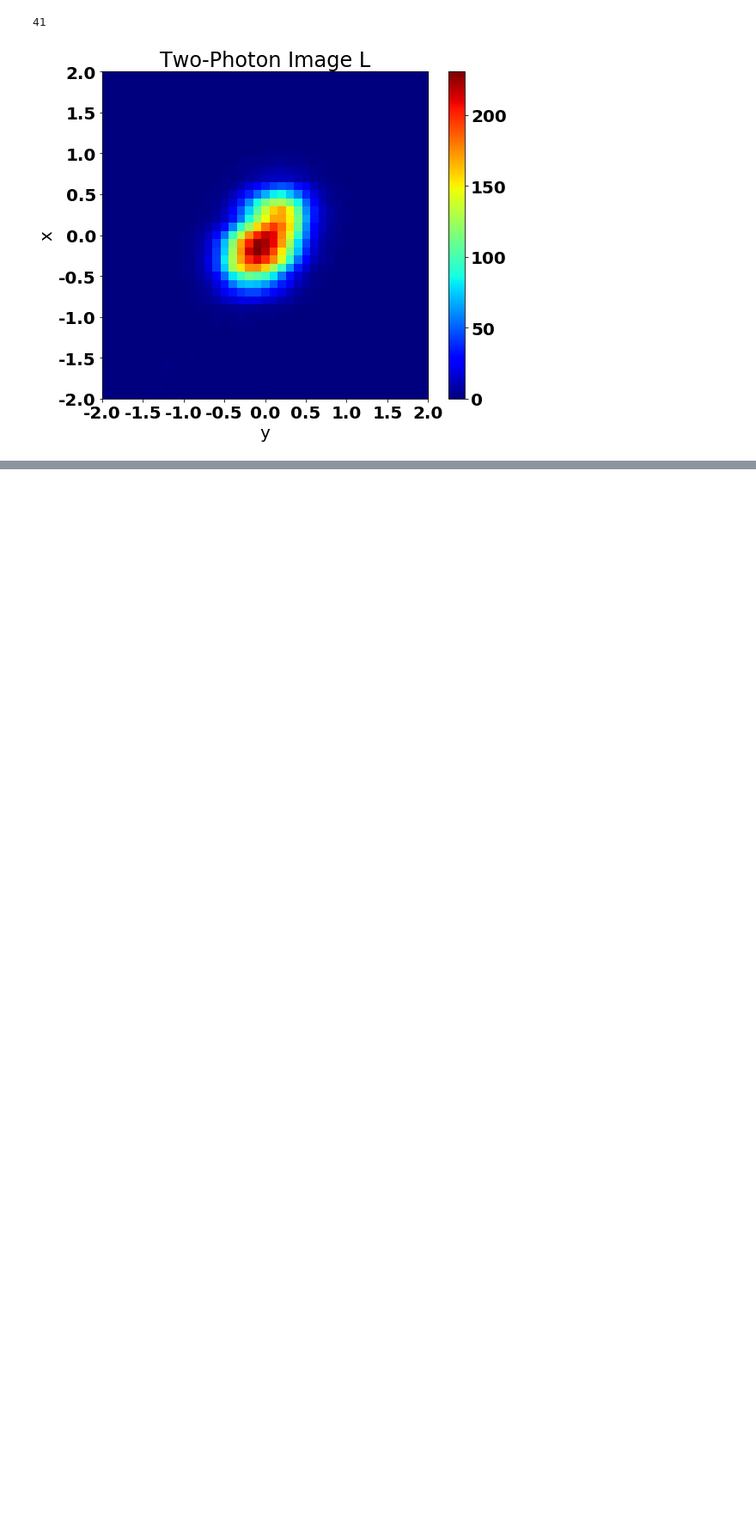
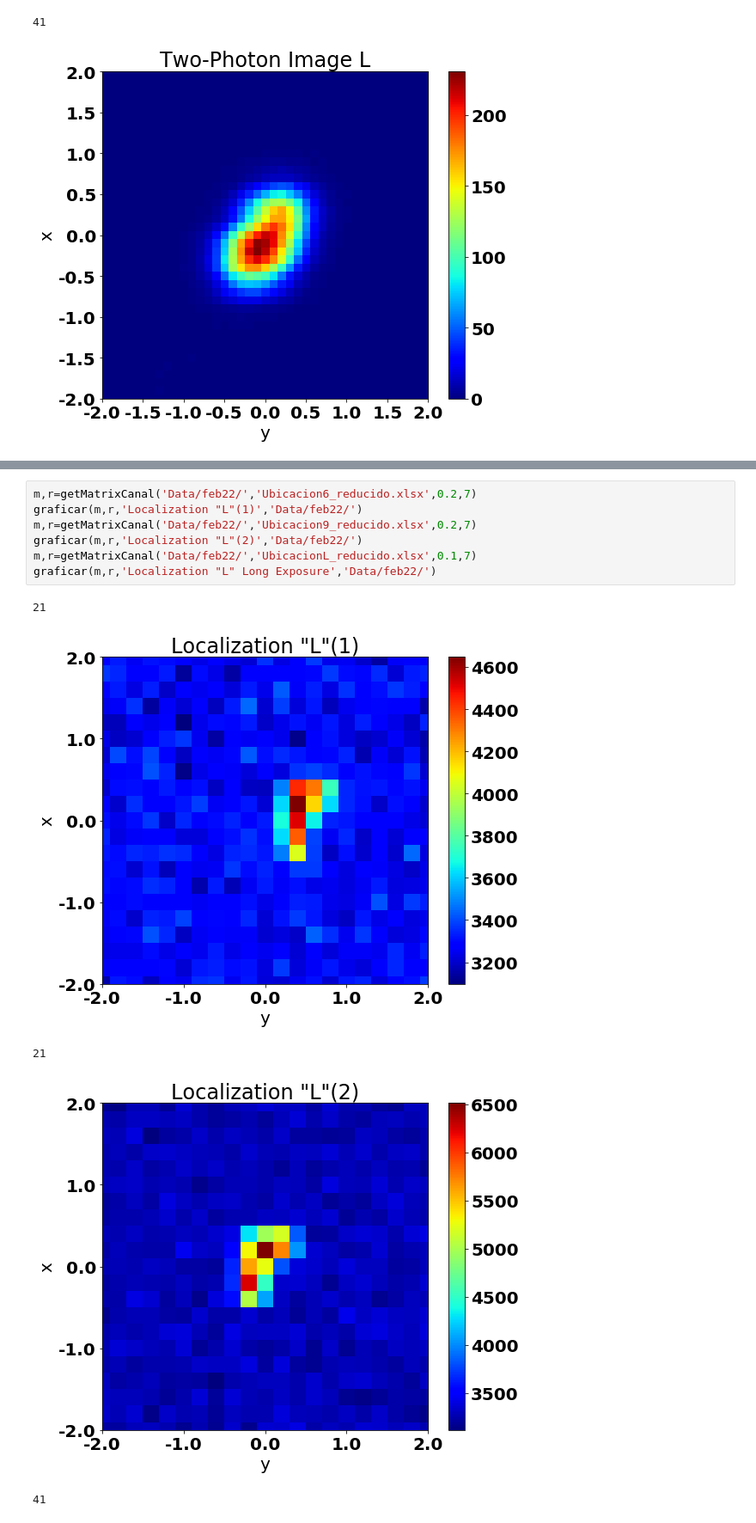
Before and after one commit to juannnesss/Tesis, a Jupyter notebook: Python/matrix.ipynb, the cells around one changed output, grey strips where cells are left out. Shown at 86% size. Cells and saved outputs as stored; diff of their text form; blank space fills up the shorter version.

```diff
--- a/Python/matrix.ipynb
+++ b/Python/matrix.ipynb
@@ -367,0 +378,13 @@ graficar(m,r,'Two-Photon Image L','Data/ghostL/')
+# %%
+m,r=getMatrixCanal('Data/feb22/','Ubicacion6_reducido.xlsx',0.2,7)
+graficar(m,r,'Localization "L"(1)','Data/feb22/')
+m,r=getMatrixCanal('Data/feb22/','Ubicacion9_reducido.xlsx',0.2,7)
+graficar(m,r,'Localization "L"(2)','Data/feb22/')
+m,r=getMatrixCanal('Data/feb22/','UbicacionL_reducido.xlsx',0.1,7)
+graficar(m,r,'Localization "L" Long Exposure','Data/feb22/')
+# %% [output]
+21
+[figure, added]
+21
+[figure, added]
+41
```
Also changed, not shown: parts of 3 cells of this notebook, 37 other files.
